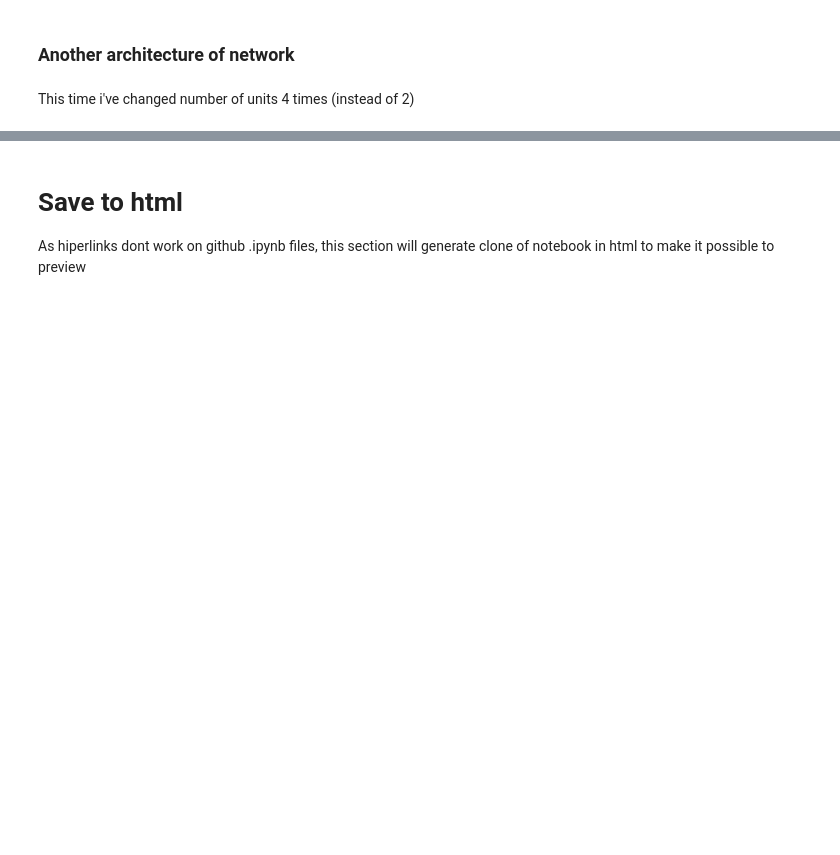
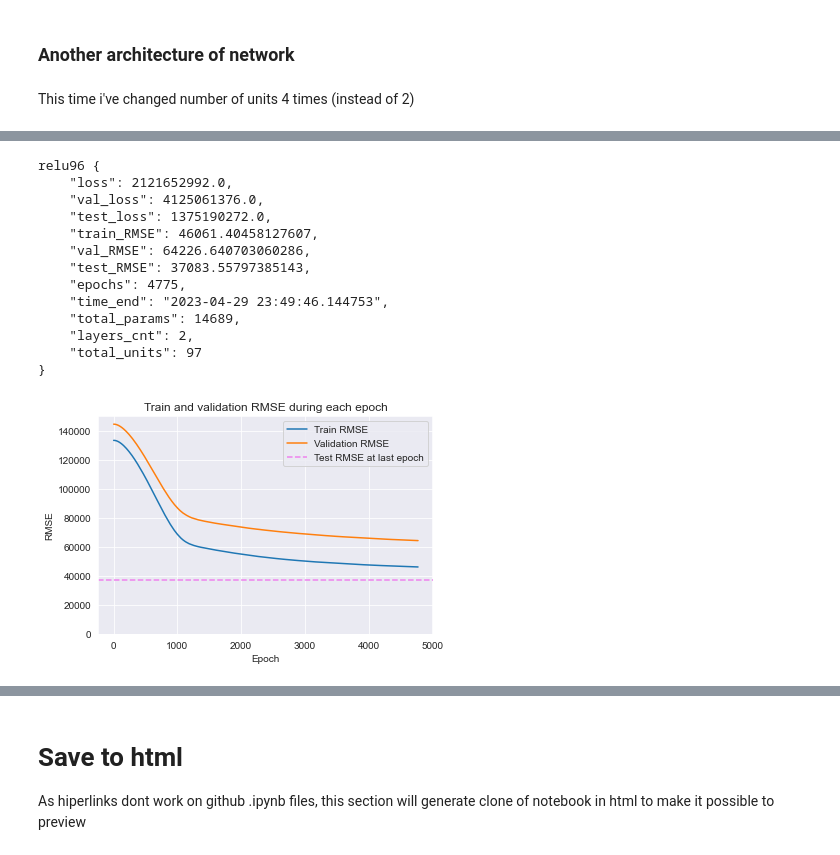
Before and after one commit to SalamanderKrajza/ds-compendium, a Jupyter notebook: projects/ds_salaries.ipynb, the cells around one changed output, grey strips where cells are left out. Drawn from its saved outputs; the diff is of its cells as text; code cells hidden in the pictures; blank space fills up the shorter version.

```diff
--- a/projects/ds_salaries.ipynb
+++ b/projects/ds_salaries.ipynb
@@ -1736,11 +1665,0 @@ model.compile(loss='mean_squared_error', optimizer='adam')
-# %%
-training_history = model.fit(
-    X_train,
-    y_train,
-    epochs=20000,
-    callbacks=[early_stopping_callback],
-    validation_data=(X_val, y_val),
-    # verbose = 1
-    )
-
-test_loss = model.evaluate(X_test, y_test)
@@ -1797,11 +1665,0 @@ model.compile(loss='mean_squared_error', optimizer='adam')
-# %%
-training_history = model.fit(
-    X_train,
-    y_train,
-    epochs=20000,
-    callbacks=[early_stopping_callback, custom_callback],
-    validation_data=(X_val, y_val),
-    verbose = 0
-    )
-
-test_loss = model.evaluate(X_test, y_test)
@@ -1819,11 +1665,0 @@ Epoch 76/20000: training loss = 1581057664.0000, validation loss = 3663479296.0
-# %%
-training_history = model.fit(
-    X_train,
-    y_train,
-    epochs=20000,
-    callbacks=[early_stopping_callback],
-    validation_data=(X_val, y_val),
-    # verbose = 0
-    )
-
-test_loss = model.evaluate(X_test, y_test)
@@ -1867,0 +1666,8 @@ plt.legend()
+# %%
+model_name = get_layers_info(model, ignore_last_layer=True) #Get informations about number each layer and its hidden units
+multi_models_data.add_model(model_name)
+
+training_history = model.fit(X_train, y_train, epochs=10000, callbacks=[early_stopping_callback, custom_callback], validation_data=(X_val, y_val), verbose=0)
+test_loss = model.evaluate(X_test, y_test)
+
+multi_models_data.fill_data(model_name, model, training_history, test_loss, set_time_end=True)
@@ -1867,0 +1692,18 @@ plt.legend()
+# %%
+print(model_name, multi_models_data.models[model_name])
+multi_models_data.models[model_name].plot_rmse()
+# %% [output]
+relu96 {
+    "loss": 2121652992.0,
+    "val_loss": 4125061376.0,
+    "test_loss": 1375190272.0,
+    "train_RMSE": 46061.40458127607,
+    "val_RMSE": 64226.640703060286,
+    "test_RMSE": 37083.55797385143,
+    "epochs": 4775,
+    "time_end": "2023-04-29 23:49:46.144753",
+    "total_params": 14689,
+    "layers_cnt": 2,
+    "total_units": 97
+}
+[figure, added]
```
Also changed, not shown: parts of 44 cells of this notebook, 1 other file.
